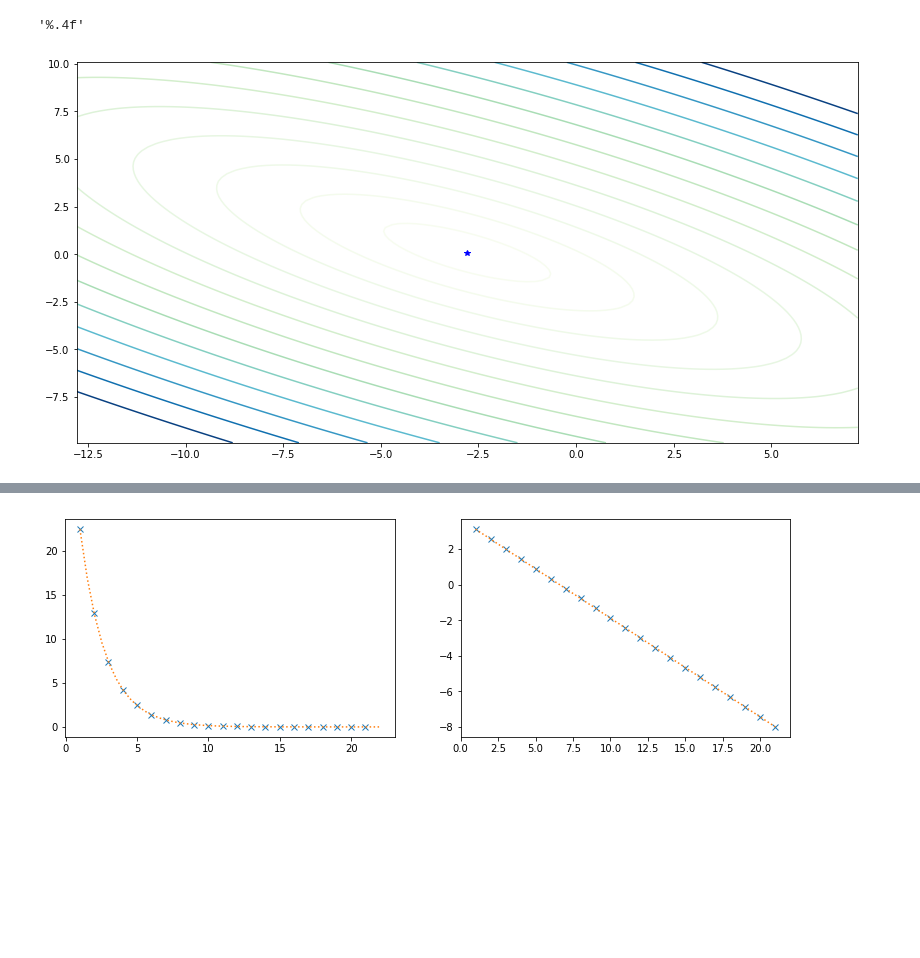
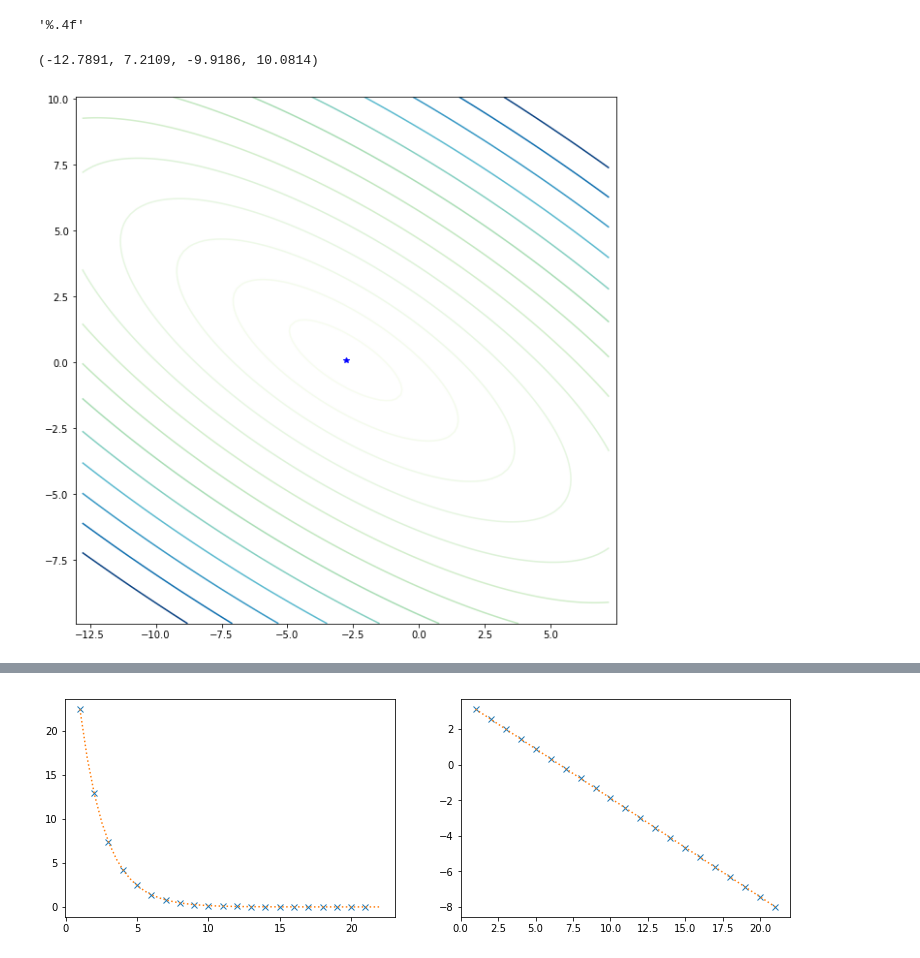
Before and after one commit to ananasness/optimize_it, a Jupyter notebook: demo.ipynb, the cells around one changed output, grey strips where cells are left out. Drawn from its saved outputs; the diff is of its cells as text; code cells hidden in the pictures; blank space fills up the shorter version.

```diff
--- a/demo.ipynb
+++ b/demo.ipynb
@@ -19,8 +19,10 @@ grad = lambda x: Q.dot(x) + b
 x_star = -np.linalg.inv(Q).dot(b)
 # %%
 plot_it(f, x_star);
+plt.axis('equal')
 # %% [output]
+(-12.7891, 7.2109, -9.9186, 10.0814)
-[figure, old version]
+[figure, new version]
 # %%
 x_0 = [-12, 4]
 xs, fs = grad_desc(x_0, f, grad, Q,b, iters=20)
```
Also changed, not shown: parts of 9 cells of this notebook, 2 other files.
